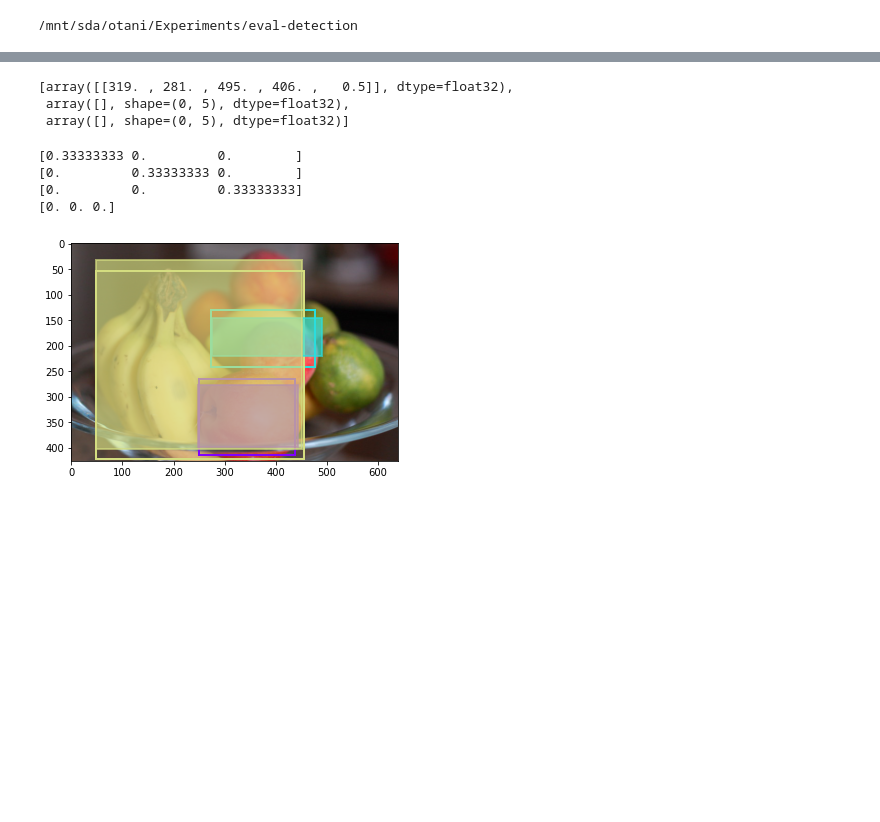
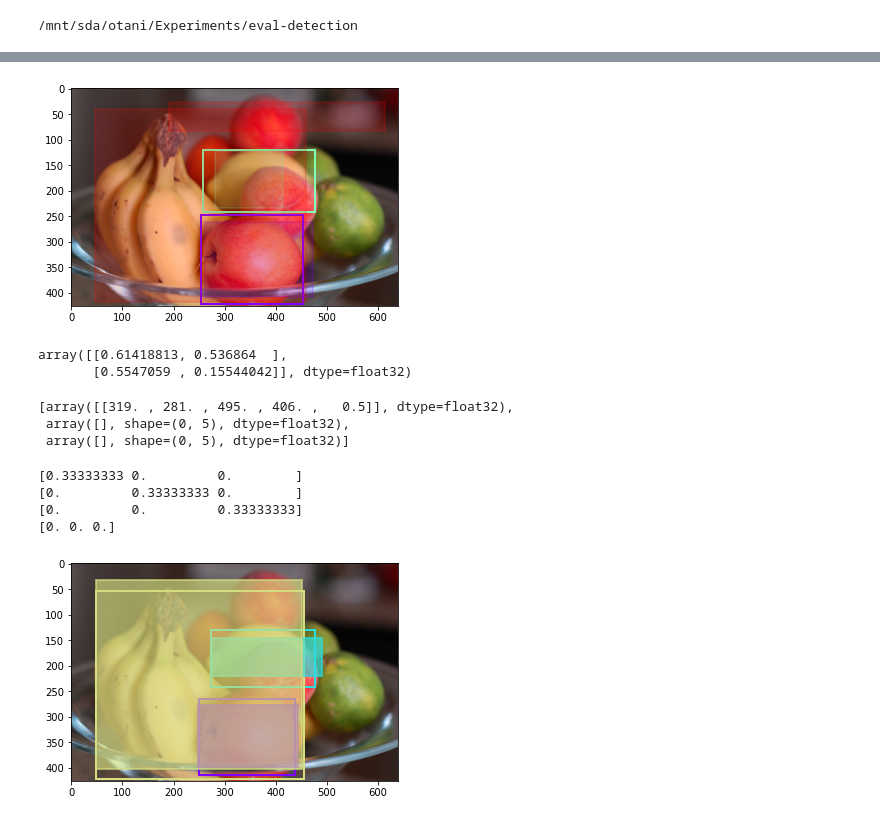
Before and after one commit to mayu-ot/oc-cost, a Jupyter notebook: notebooks/exploratory/interactive_otc_design_explore.ipynb, the cells around one changed output, grey strips where cells are left out. Saved outputs shown, nothing was run; the diff lists cells and outputs as text; code cells hidden in the pictures; blank space fills up the shorter version.

```diff
--- a/notebooks/exploratory/interactive_otc_design_explore.ipynb
+++ b/notebooks/exploratory/interactive_otc_design_explore.ipynb
@@ -16,10 +16,10 @@ from matplotlib.pyplot import cm
 # %%
-def display_alignment():
+def display_alignment(cmap_fnc):
     gt_bboxes = [b for b in bbox_widget.bboxes if b["label"].startswith("GT")]
     fmt_gt_bboxes, gt_bbox_indices = format_bboxes(gt_bboxes, CLASS_LABELS, return_orders=True)
     bboxes = [b for b in bbox_widget.bboxes if not b["label"].startswith("GT")]
     fmt_bboxes, bbox_indices = format_bboxes(bboxes, CLASS_LABELS, return_orders=True)
-    otc, log = get_ot_cost(fmt_gt_bboxes, fmt_bboxes, get_distmap_bg, return_matrix=True)
+    otc, log = get_ot_cost(fmt_gt_bboxes, fmt_bboxes, cmap_fnc, return_matrix=True)
 
     img = plt.imread("data/sample_img/fruits.jpeg")
     plt.imshow(img)
@@ -29,14 +29,14 @@ def display_alignment():
     color = cm.rainbow(np.linspace(0, 1, len(gt_bboxes)+1))
     for bi, c in zip(gt_bbox_indices, color):
         b = gt_bboxes[bi]
-        rect = Rectangle((b["x"], b["y"]), b["width"], b["height"], lw=2, edgecolor=c, fc="None")
+        rect = Rectangle((b["x"], b["y"]), b["width"], b["height"], lw=2, ec=c, fc="None")
         ax.add_patch(rect)
 
     # draw bboxes
     for weight, c in zip(log["G"], color):
         for bi, w in zip(bbox_indices, weight):
             b = bboxes[bi]
-            rect = Rectangle((b["x"], b["y"]), b["width"], b["height"], lw=2, ec=c, fc=c, alpha=w*2)
+            rect = Rectangle((b["x"], b["y"]), b["width"], b["height"], lw=2, ec=c, fc=c, alpha=w)
             ax.add_patch(rect)
 
     plt.show()
@@ -202,3 +236,21 @@ ipywidgets.widgets.interaction.interactive
+# %%
+cmap_fnc = lambda x, y: get_cmap(x, y, use_dummy=True)
+display_alignment(cmap_fnc)
+# %% [output]
+[figure, added]
+# %%
+def get_bboxes():
+    gt_bboxes = [b for b in bbox_widget.bboxes if b["label"].startswith("GT")]
+    gt_bboxes = format_bboxes(gt_bboxes, CLASS_LABELS)
+    bboxes = [b for b in bbox_widget.bboxes if not b["label"].startswith("GT")]
+    bboxes = format_bboxes(bboxes, CLASS_LABELS)
+    return gt_bboxes, bboxes
+
+gt_bboxes, bboxes = get_bboxes()
+get_bbox_overlaps(np.vstack(gt_bboxes)[:,:4], np.vstack(bboxes)[:,:4])
+# %% [output]
+array([[0.61418813, 0.536864  ],
+       [0.5547059 , 0.15544042]], dtype=float32)
 # %%
 import ot
 
```
Also changed, not shown: parts of 6 cells of this notebook, 3 other files.
